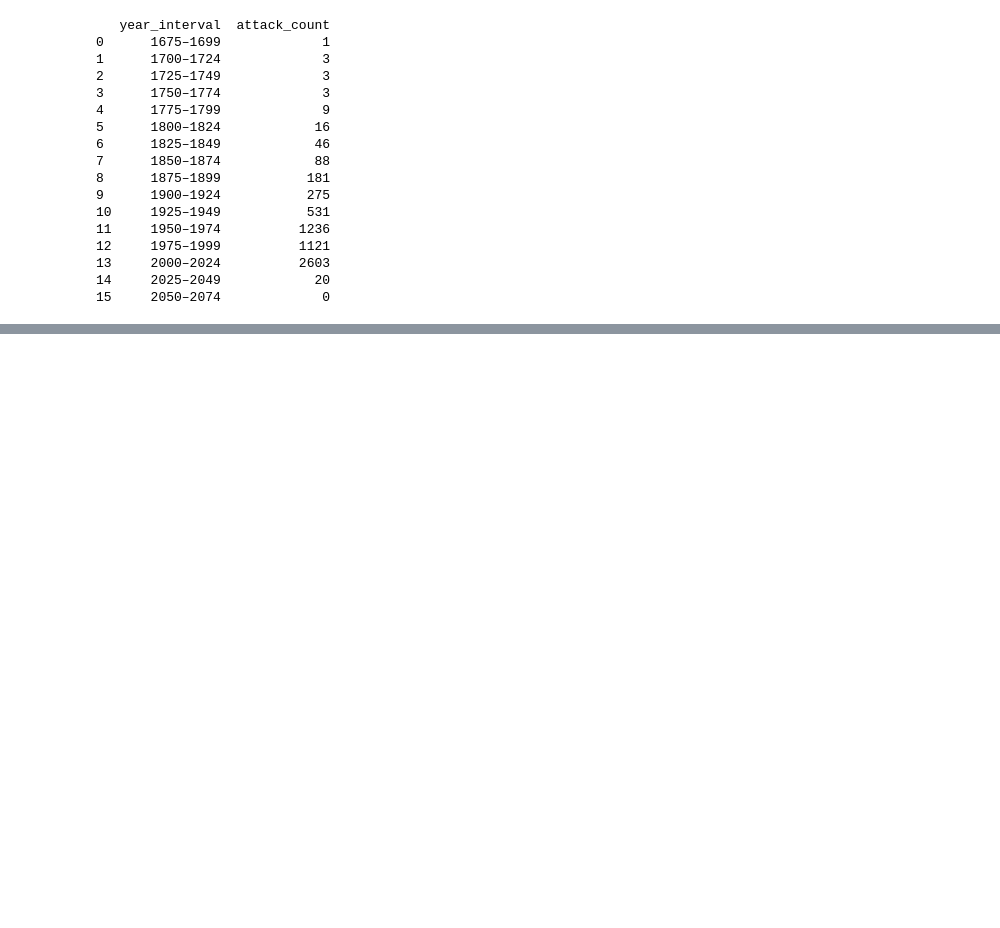
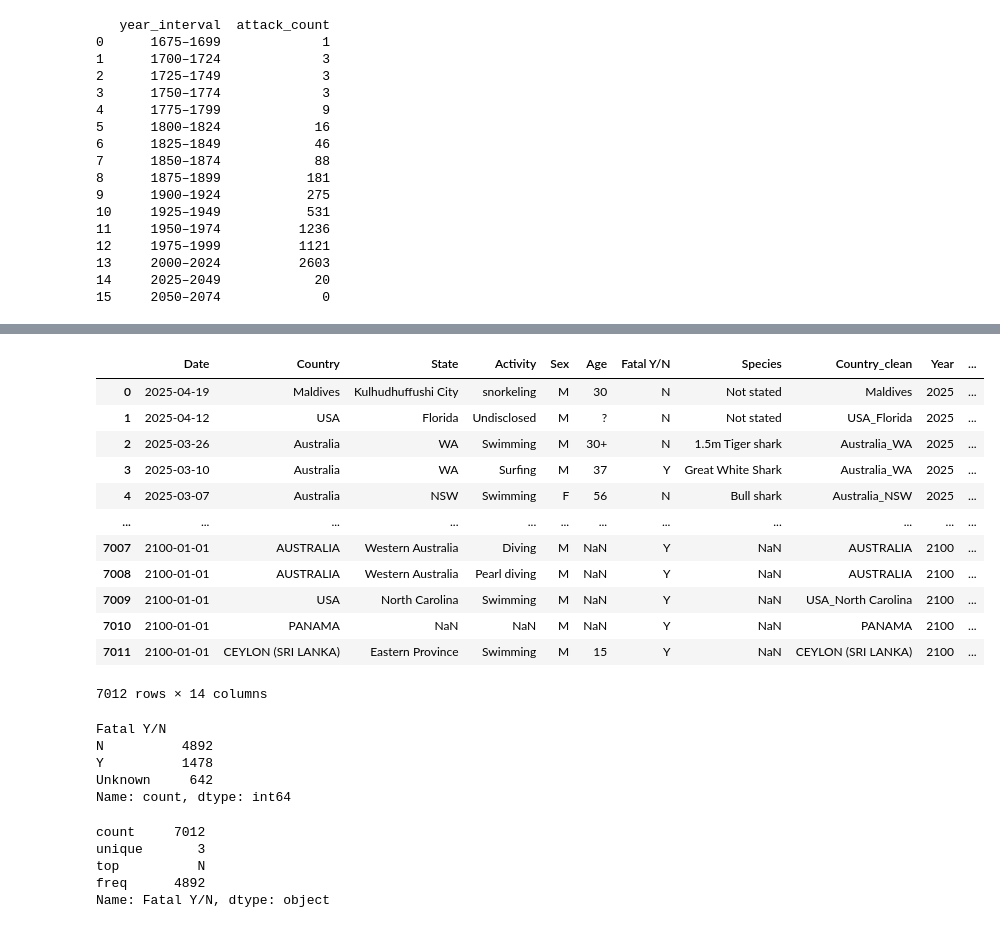
Before and after one commit to SofyMelvill/shark_attacks_tigershark, a Jupyter notebook: Shark_attacks_TigerShark.ipynb, the cells around one changed output, grey strips where cells are left out. Saved outputs shown, nothing was run; the diff lists cells and outputs as text; code cells hidden in the pictures; blank space fills up the shorter version.

```diff
--- a/Shark_attacks_TigerShark.ipynb
+++ b/Shark_attacks_TigerShark.ipynb
@@ -273,0 +510,50 @@ print(year_counts)
+# %%
+# function to clean the fatal variable
+
+def clean_fatal(value):
+    if pd.isna(value):
+        return "Unknown"
+    val = str(value).strip().upper()
+
+    if val in ["Y", "Y X 2"]:
+        return "Y"
+    elif val in ["N"]:
+        return "N"
+    else:
+        return "Unknown"
+
+attacks_clean_df["Fatal Y/N"] = attacks_clean_df["Fatal Y/N"].apply(clean_fatal)
+
+attacks_clean_df
+# %% [output]
+|  | Date | Country | State | Activity | Sex | Age | Fatal Y/N | Species | Country_clean | Year | ... |
+| 0 | 2025-04-19 | Maldives | Kulhudhuffushi City | snorkeling | M | 30 | N | Not stated | Maldives | 2025 | ... |
+| 1 | 2025-04-12 | USA | Florida | Undisclosed | M | ? | N | Not stated | USA_Florida | 2025 | ... |
+| 2 | 2025-03-26 | Australia | WA | Swimming | M | 30+ | N | 1.5m Tiger shark | Australia_WA | 2025 | ... |
+| 3 | 2025-03-10 | Australia | WA | Surfing | M | 37 | Y | Great White Shark | Australia_WA | 2025 | ... |
+| 4 | 2025-03-07 | Australia | NSW | Swimming | F | 56 | N | Bull shark | Australia_NSW | 2025 | ... |
+| ... | ... | ... | ... | ... | ... | ... | ... | ... | ... | ... | ... |
+| 7007 | 2100-01-01 | AUSTRALIA | Western Australia | Diving | M | NaN | Y | NaN | AUSTRALIA | 2100 | ... |
+| 7008 | 2100-01-01 | AUSTRALIA | Western Australia | Pearl diving | M | NaN | Y | NaN | AUSTRALIA | 2100 | ... |
+| 7009 | 2100-01-01 | USA | North Carolina | Swimming | M | NaN | Y | NaN | USA_North Carolina | 2100 | ... |
+| 7010 | 2100-01-01 | PANAMA | NaN | NaN | M | NaN | Y | NaN | PANAMA | 2100 | ... |
+| 7011 | 2100-01-01 | CEYLON (SRI LANKA) | Eastern Province | Swimming | M | 15 | Y | NaN | CEYLON (SRI LANKA) | 2100 | ... |
+7012 rows × 14 columns
+# %%
+# check to find if the function worked
+attacks_clean_df["Fatal Y/N"].value_counts()
+# %% [output]
+Fatal Y/N
+N          4892
+Y          1478
+Unknown     642
+Name: count, dtype: int64
+# %%
+# observe fatal statistics
+attacks_clean_df["Fatal Y/N"].describe()
+# %% [output]
+count     7012
+unique       3
+top          N
+freq      4892
+Name: Fatal Y/N, dtype: object
```
Also changed, not shown: parts of 13 cells of this notebook.
